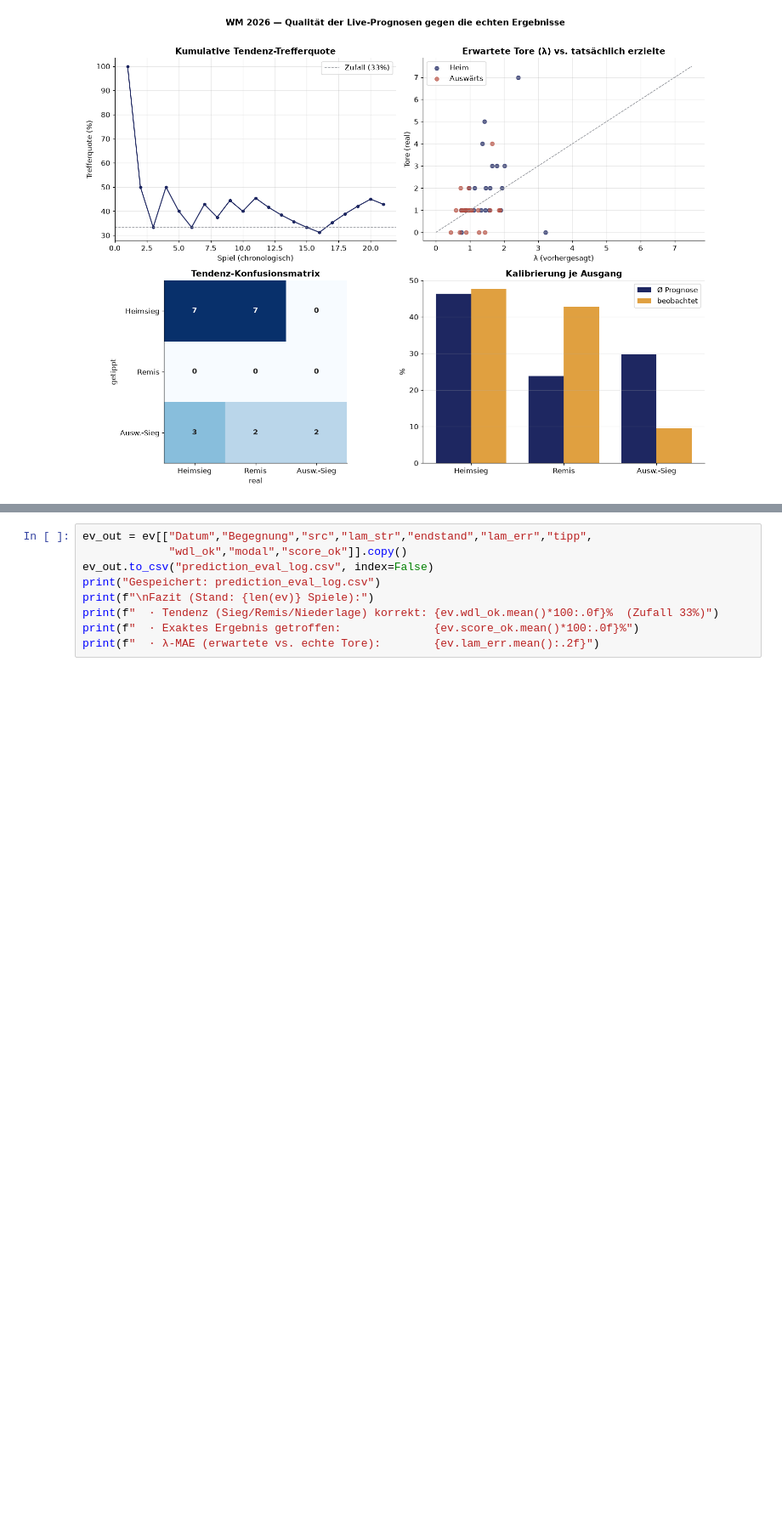
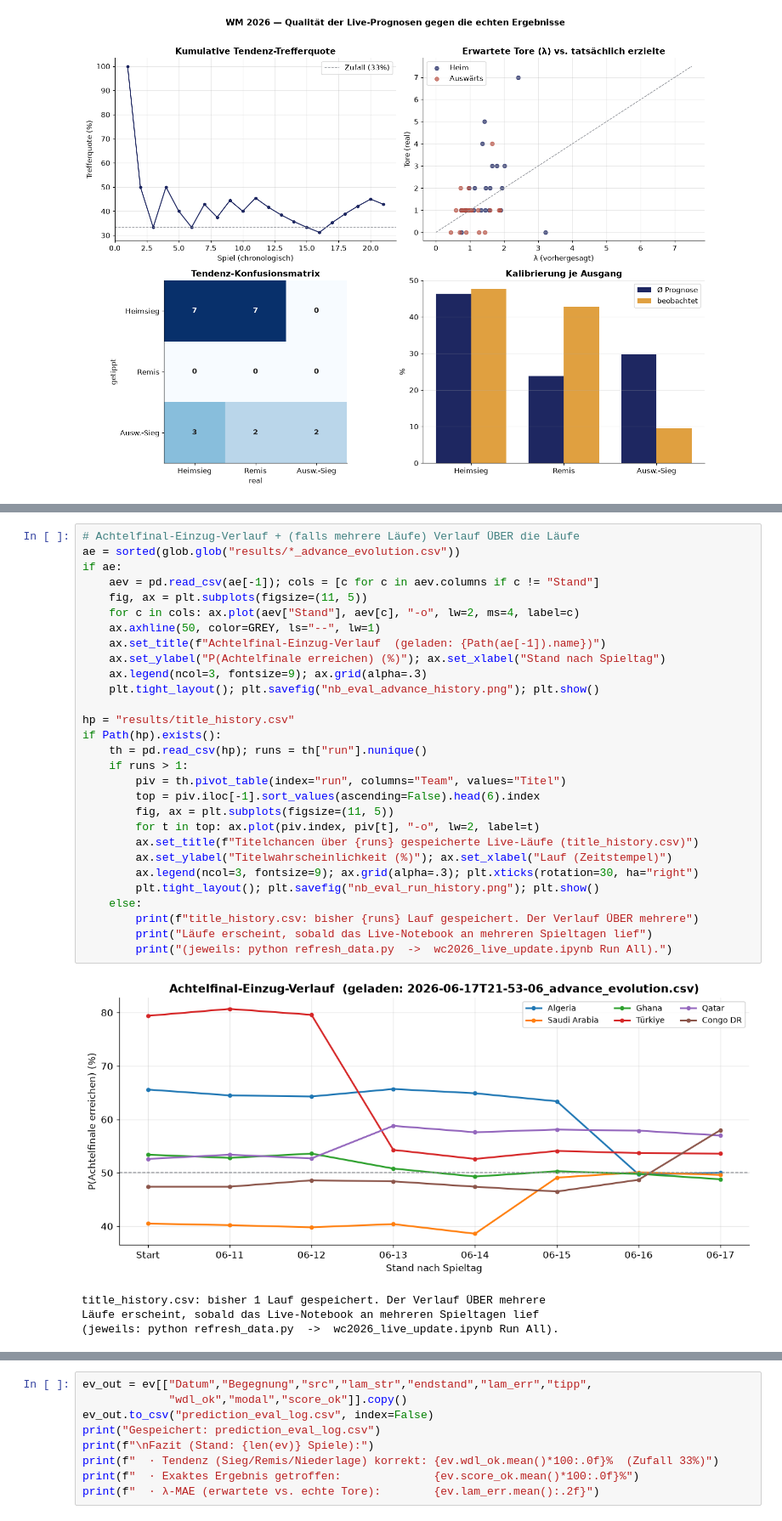
Before and after one commit to Deskaunedsei1983/wc2026-cl01, a Jupyter notebook: wc2026_prediction_eval.ipynb, the cells around one changed output, grey strips where cells are left out. Shown at 85% size. Saved outputs shown, nothing was run; the diff lists cells and outputs as text; blank space fills up the shorter version.

```diff
--- a/wc2026_prediction_eval.ipynb
+++ b/wc2026_prediction_eval.ipynb
@@ -325 +369,35 @@ plt.tight_layout(); plt.savefig("nb_eval_quality.png"); plt.show()
+# %%
+# Achtelfinal-Einzug-Verlauf + (falls mehrere Läufe) Verlauf ÜBER die Läufe
+ae = sorted(glob.glob("results/*_advance_evolution.csv"))
+if ae:
+    aev = pd.read_csv(ae[-1]); cols = [c for c in aev.columns if c != "Stand"]
+    fig, ax = plt.subplots(figsize=(11, 5))
+    for c in cols: ax.plot(aev["Stand"], aev[c], "-o", lw=2, ms=4, label=c)
+    ax.axhline(50, color=GREY, ls="--", lw=1)
+    ax.set_title(f"Achtelfinal-Einzug-Verlauf  (geladen: {Path(ae[-1]).name})")
+    ax.set_ylabel("P(Achtelfinale erreichen) (%)"); ax.set_xlabel("Stand nach Spieltag")
+    ax.legend(ncol=3, fontsize=9); ax.grid(alpha=.3)
+    plt.tight_layout(); plt.savefig("nb_eval_advance_history.png"); plt.show()
+
+hp = "results/title_history.csv"
+if Path(hp).exists():
+    th = pd.read_csv(hp); runs = th["run"].nunique()
+    if runs > 1:
+        piv = th.pivot_table(index="run", columns="Team", values="Titel")
+        top = piv.iloc[-1].sort_values(ascending=False).head(6).index
+        fig, ax = plt.subplots(figsize=(11, 5))
+        for t in top: ax.plot(piv.index, piv[t], "-o", lw=2, label=t)
+        ax.set_title(f"Titelchancen über {runs} gespeicherte Live-Läufe (title_history.csv)")
+        ax.set_ylabel("Titelwahrscheinlichkeit (%)"); ax.set_xlabel("Lauf (Zeitstempel)")
+        ax.legend(ncol=3, fontsize=9); ax.grid(alpha=.3); plt.xticks(rotation=30, ha="right")
+        plt.tight_layout(); plt.savefig("nb_eval_run_history.png"); plt.show()
+    else:
+        print(f"title_history.csv: bisher {runs} Lauf gespeichert. Der Verlauf ÜBER mehrere")
+        print("Läufe erscheint, sobald das Live-Notebook an mehreren Spieltagen lief")
+        print("(jeweils: python refresh_data.py  ->  wc2026_live_update.ipynb Run All).")
+# %% [output]
+[figure, added]
+title_history.csv: bisher 1 Lauf gespeichert. Der Verlauf ÜBER mehrere
+Läufe erscheint, sobald das Live-Notebook an mehreren Spieltagen lief
+(jeweils: python refresh_data.py  ->  wc2026_live_update.ipynb Run All).
 # %% [markdown]
```
Also changed, not shown: parts of 3 cells of this notebook, 3 other files.
